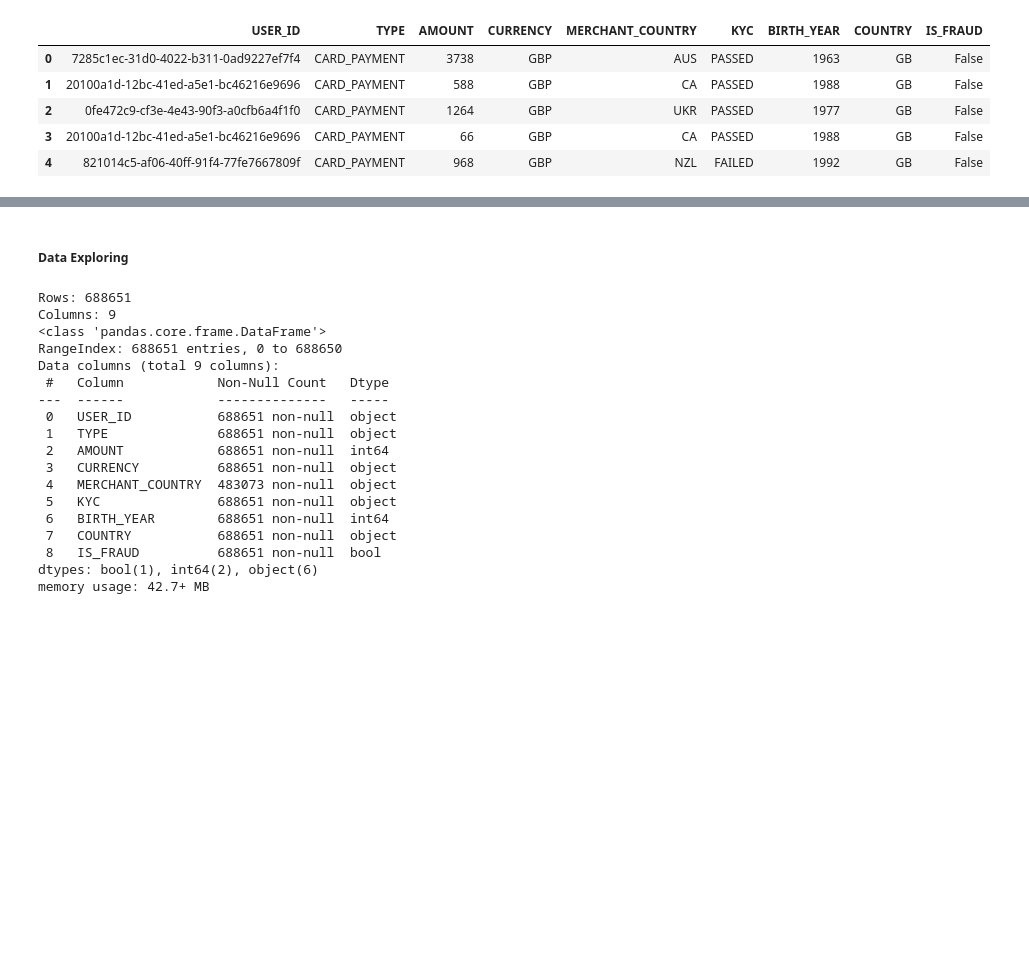
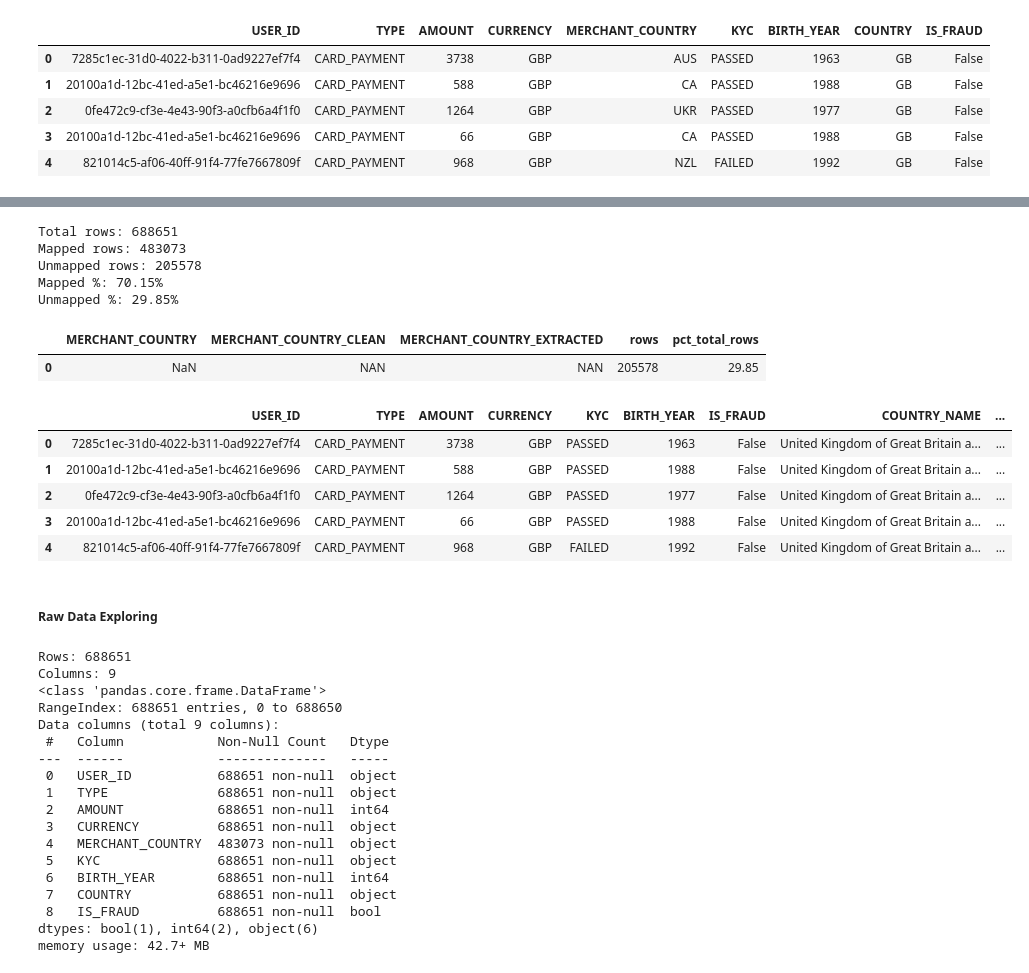
Before and after one commit to raftrp26/ai-agents-playground, a Jupyter notebook: notebooks/Fraud Prevention Case/fraud_analysis.ipynb, the cells around one changed output, grey strips where cells are left out. Saved outputs shown, nothing was run; the diff lists cells and outputs as text; code cells hidden in the pictures; blank space fills up the shorter version.

```diff
--- a/notebooks/Fraud Prevention Case/fraud_analysis.ipynb
+++ b/notebooks/Fraud Prevention Case/fraud_analysis.ipynb
@@ -26,0 +29,12 @@ df.head()
+# %%
+# Import ISO country code table
+
+country_codes = pd.read_excel("CountryCodesTable_ISO3166.xlsx")
+country_codes["Numeric_3"] = (
+    country_codes["Numeric"]
+    .astype(str)
+    .str.strip()
+    .str.zfill(3)
+)
+
+country_codes.head()
@@ -27,5 +162,69 @@ df.head()
+# %%
+## MERCHANT_COUNTRY Mapping check
+
+total_rows = len(df)
+
+mapped_rows = df["MERCHANT_COUNTRY_NAME"].notna().sum()
+unmapped_rows = df["MERCHANT_COUNTRY_NAME"].isna().sum()
+
+print(f"Total rows: {total_rows}")
+print(f"Mapped rows: {mapped_rows}")
+print(f"Unmapped rows: {unmapped_rows}")
+print(f"Mapped %: {mapped_rows / total_rows * 100:.2f}%")
+print(f"Unmapped %: {unmapped_rows / total_rows * 100:.2f}%")
+# %% [output]
+Total rows: 688651
+Mapped rows: 483073
+Unmapped rows: 205578
+Mapped %: 70.15%
+Unmapped %: 29.85%
+# %%
+## NaN rows
+
+unmapped_merchant_country_counts = (
+    df[df["MERCHANT_COUNTRY_NAME"].isna()]
+    .groupby(
+        [
+            "MERCHANT_COUNTRY",
+            "MERCHANT_COUNTRY_CLEAN",
+            "MERCHANT_COUNTRY_EXTRACTED"
+        ],
+        dropna=False
+    )
+    .size()
+    .reset_index(name="rows")
+    .sort_values("rows", ascending=False)
+)
+
+unmapped_merchant_country_counts["pct_total_rows"] = (
+    unmapped_merchant_country_counts["rows"] / len(df) * 100
+).round(2)
+
+unmapped_merchant_country_counts.head(50)
+# %% [output]
+|  | MERCHANT_COUNTRY | MERCHANT_COUNTRY_CLEAN | MERCHANT_COUNTRY_EXTRACTED | rows | pct_total_rows |
+| 0 | NaN | NAN | NAN | 205578 | 29.85 |
+# %%
+columns_to_drop = [
+    "COUNTRY",
+    "COUNTRY_CLEAN",
+    "MERCHANT_COUNTRY",
+    "MERCHANT_COUNTRY_CLEAN",
+    "MERCHANT_COUNTRY_EXTRACTED"
+]
+
+df_final = df.drop(columns=columns_to_drop, errors="ignore")
+
+df_final.head()
+# %% [output]
+|  | USER_ID | TYPE | AMOUNT | CURRENCY | KYC | BIRTH_YEAR | IS_FRAUD | COUNTRY_NAME | ... |
+| 0 | 7285c1ec-31d0-4022-b311-0ad9227ef7f4 | CARD_PAYMENT | 3738 | GBP | PASSED | 1963 | False | United Kingdom of Great Britain a... | ... |
+| 1 | 20100a1d-12bc-41ed-a5e1-bc46216e9696 | CARD_PAYMENT | 588 | GBP | PASSED | 1988 | False | United Kingdom of Great Britain a... | ... |
+| 2 | 0fe472c9-cf3e-4e43-90f3-a0cfb6a4f1f0 | CARD_PAYMENT | 1264 | GBP | PASSED | 1977 | False | United Kingdom of Great Britain a... | ... |
+| 3 | 20100a1d-12bc-41ed-a5e1-bc46216e9696 | CARD_PAYMENT | 66 | GBP | PASSED | 1988 | False | United Kingdom of Great Britain a... | ... |
+| 4 | 821014c5-af06-40ff-91f4-77fe7667809f | CARD_PAYMENT | 968 | GBP | FAILED | 1992 | False | United Kingdom of Great Britain a... | ... |
 # %% [markdown]
-##### Data Exploring
+##### Raw Data Exploring
 # %%
 ## Database Structure
 
```
Also changed, not shown: parts of 30 cells of this notebook, 2 other files.
